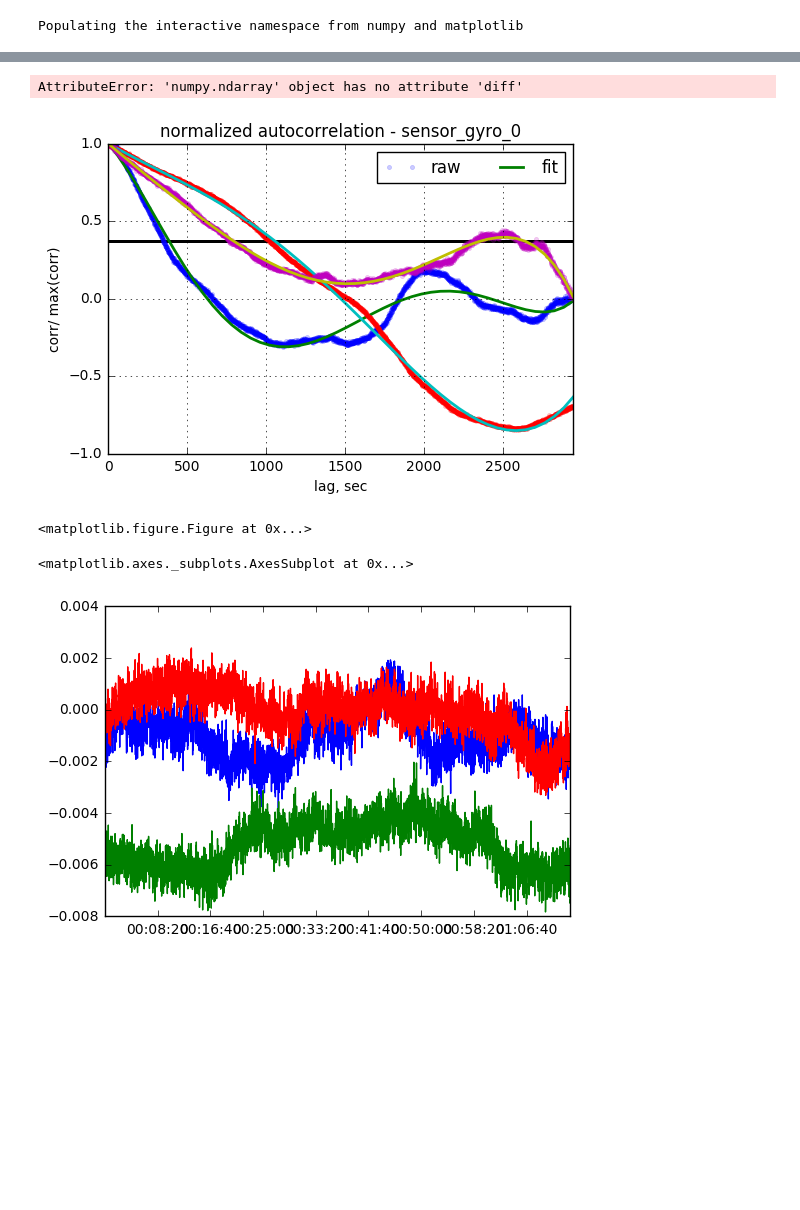
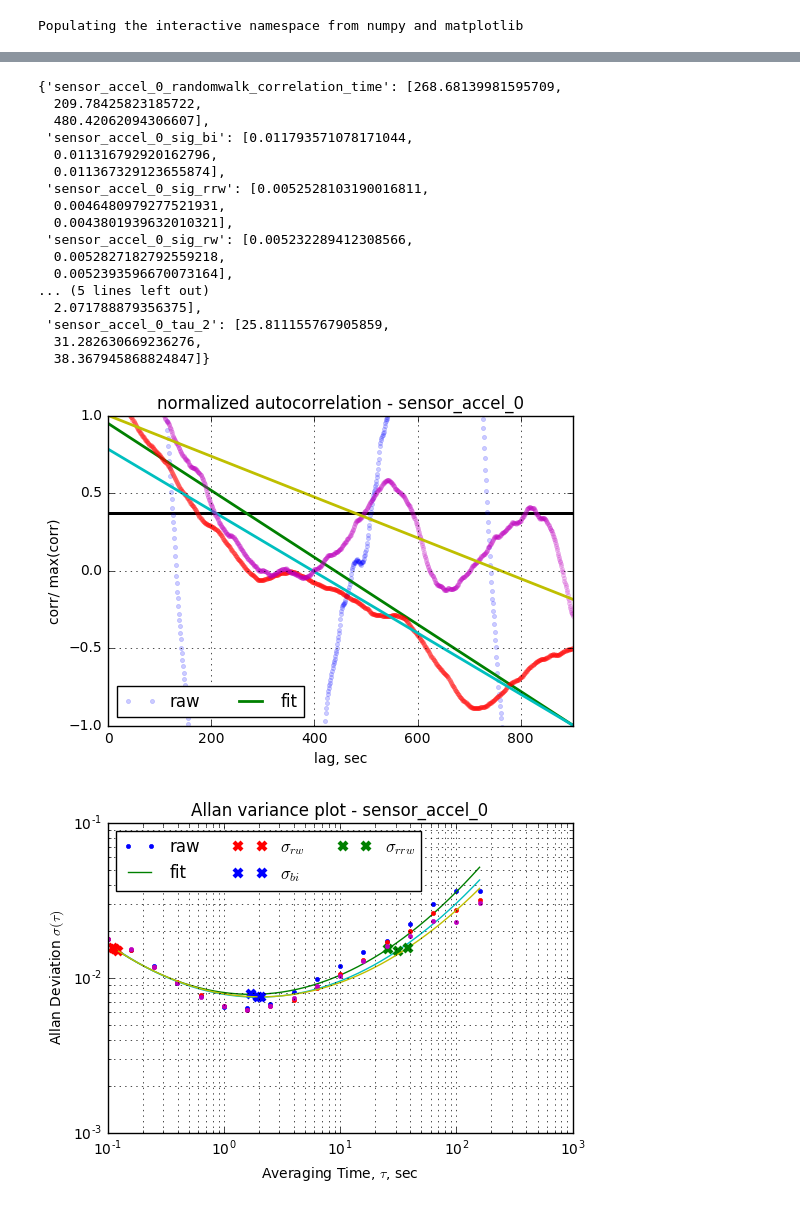
Before and after one commit to jgoppert/iekf_analysis, a Jupyter notebook: SITL Noise Identification.ipynb, the cells around one changed output, grey strips where cells are left out. Cells and saved outputs as stored; diff of their text form; code cells hidden in the pictures; blank space fills up the shorter version.

Commit message:
Added more analysis.

```diff
--- a/SITL Noise Identification.ipynb
+++ b/SITL Noise Identification.ipynb
@@ -34,20 +50,29 @@ AttributeError: 'numpy.ndarray' object has no attribute 'diff'
 # %%
-d_gyro = px4tools.ulog.cached_log_processing(
-    log='/home/jgoppert/.ros/rootfs/fs/microsd/log/2017-01-06/00_00_36.ulg',
-    msg_filter='sensor_gyro',
-    processing_func=lambda x: x['sensor_gyro_0'].resample('1 s').agg('mean'),
-    save_label='-gyro-0',
-    force_processing=True)
-px4tools.ulog.noise_analysis_sensor(d_gyro, 'sensor_gyro_0')
+d_accel = px4tools.ulog.cached_log_processing(
+    log='/home/jgoppert/.ros/rootfs/fs/microsd/log/2017-01-09/11_39_44.ulg',
+    msg_filter='sensor_accel',
+    processing_func=lambda x: x['sensor_accel_0'].resample('100 ms').agg('mean'),
+    save_path='./logs/01-09-17-sitl-accel_0.ulg',
+    force_processing=False)
+px4tools.ulog.noise_analysis_sensor(d_accel, 'sensor_accel_0')
 # %% [output]
-AttributeError: 'numpy.ndarray' object has no attribute 'diff'
+{'sensor_accel_0_randomwalk_correlation_time': [268.68139981595709,
+  209.78425823185722,
+  480.42062094306607],
+ 'sensor_accel_0_sig_bi': [0.011793571078171044,
+  0.011316792920162796,
+  0.011367329123655874],
+ 'sensor_accel_0_sig_rrw': [0.0052528103190016811,
+  0.0046480979277521931,
+  0.0043801939632010321],
+ 'sensor_accel_0_sig_rw': [0.005232289412308566,
+  0.0052827182792559218,
+  0.0052393596670073164],
+... (5 lines left out)
+  2.071788879356375],
+ 'sensor_accel_0_tau_2': [25.811155767905859,
+  31.282630669236276,
+  38.367945868824847]}
-[figure, old version]
+[figure, new version]
-<matplotlib.figure.Figure at 0x...>
+[figure, added]
-# %%
-d_gyro.t_sensor_gyro_0__f_x.plot()
-d_gyro.t_sensor_gyro_0__f_y.plot()
-d_gyro.t_sensor_gyro_0__f_z.plot()
-# %% [output]
-<matplotlib.axes._subplots.AxesSubplot at 0x...>
-[figure, removed]
 # %%
```
Also changed, not shown: parts of 11 cells of this notebook, 14 other files.
